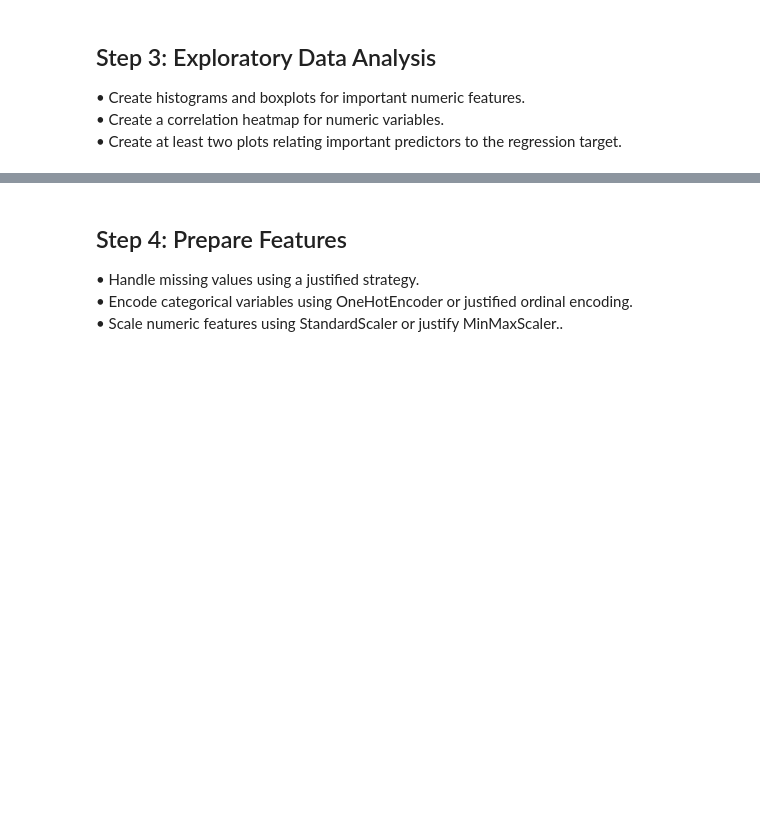
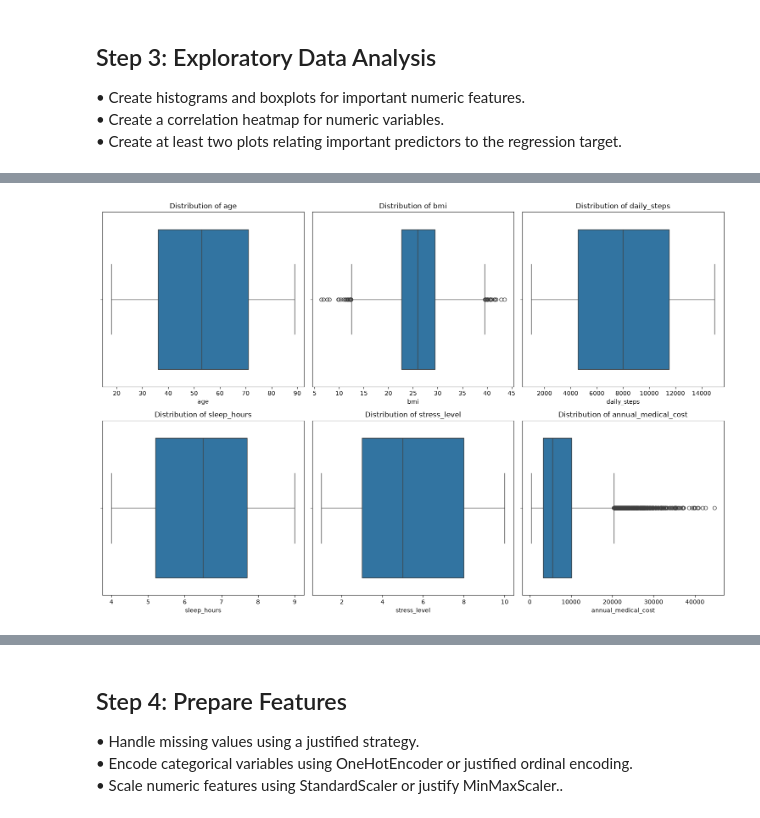
Before and after one commit to Eihtoo1111/Insurance-Cost-Prediction, a Jupyter notebook: Project_insurance.ipynb, the cells around one changed output, grey strips where cells are left out. Cells and saved outputs as stored; diff of their text form; code cells hidden in the pictures; blank space fills up the shorter version.

```diff
--- a/Project_insurance.ipynb
+++ b/Project_insurance.ipynb
@@ -169,0 +210,10 @@ Shape after: (5000, 14)
+# %%
+# Boxplot
+fig, axes = plt.subplots(2, 3, figsize=(15, 10))
+for ax, col in zip(axes.flat, hist_cols):
+    sns.boxplot(x=df_clean[col], ax= ax)
+    ax.set_title(f"Distribution of {col}")
+plt.tight_layout()
+plt.show()
+# %% [output]
+[figure, added]
```
Also changed, not shown: parts of 6 cells of this notebook.
